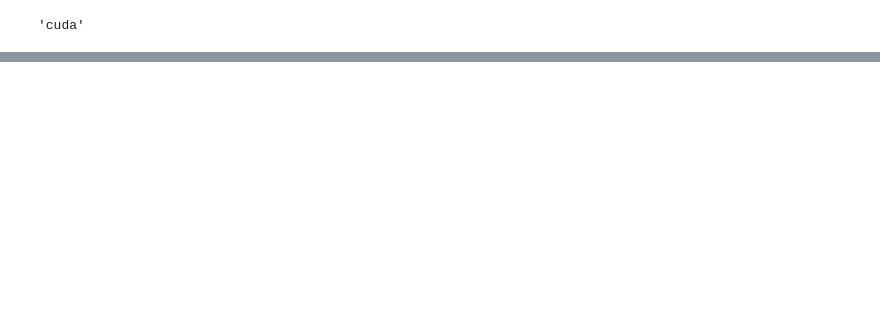
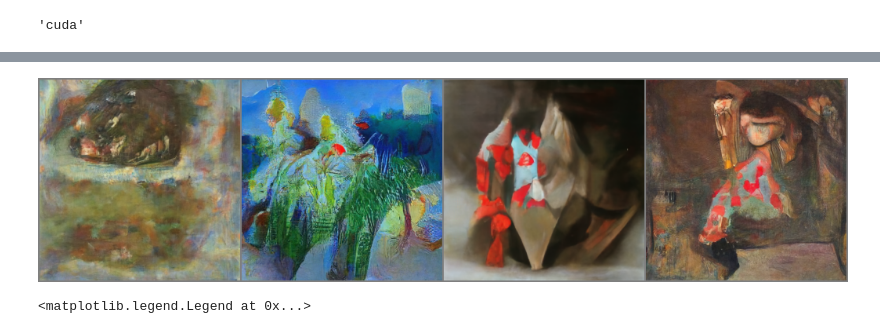
Before and after one commit to mix060514/diffusion-model-from-principle-to-pratice, a Jupyter notebook: ch5_2_guidance.ipynb, the cells around one changed output, grey strips where cells are left out. Saved outputs shown, nothing was run; the diff lists cells and outputs as text; code cells hidden in the pictures; blank space fills up the shorter version.

```diff
--- a/ch5_2_guidance.ipynb
+++ b/ch5_2_guidance.ipynb
@@ -48,0 +159,30 @@ def color_loss(images, target_color=(.1, .9, .5)):
+# %%
+prompt = "Red Rose (still life), red flower painting"
+guidance_loss_scale = 8
+n_cuts = 4
+
+scheduler.set_timesteps(50)
+text = open_clip.tokenize([prompt]).to(device)
+with torch.no_grad(), torch.cuda.amp.autocast():
+    text_features = clip_model.encode_text(text)
+x = torch.randn(4, 3, 256, 256).to(device)
+
+for i, t in tqdm(enumerate(scheduler.timesteps), total=len(scheduler.timesteps)):
+    model_input = scheduler.scale_model_input(x, t)
+    with torch.no_grad():
+        noised_pred = image_pipe.unet(model_input, t)['sample']
+    cond_grad = 0
+    for cut in range(n_cuts):
+        x = x.detach().requires_grad_()
+        x0 = scheduler.step(noised_pred, t, x).pred_original_sample
+        loss = clip_loss(x0, text_features) * guidance_loss_scale
+        cond_grad -= torch.autograd.grad(loss, x)[0] / n_cuts
+    if i % 25 == 0:
+        print(f"Step {i}, loss: {loss.item()}")
+    alpha_bar = scheduler.alphas_cumprod[i]
+    x = x.detach() + cond_grad * alpha_bar.sqrt()
+    x = scheduler.step(noised_pred, t, x).prev_sample
+grid = torchvision.utils.make_grid(x.detach(), nrow=4)
+im = grid.permute(1, 2, 0).cpu().clip(-1, 1) * .5 + .5
+Image.fromarray((im * 255).numpy().astype(np.uint8))
+# %% [output]
@@ -48,0 +191,9 @@ def color_loss(images, target_color=(.1, .9, .5)):
+[figure, added]
+# %%
+plt.plot([1 for a in scheduler.alphas_cumprod], label="no scaling")
+plt.plot([a for a in scheduler.alphas_cumprod], label="alpha bar")
+plt.plot([a.sqrt() for a in scheduler.alphas_cumprod], label="alpha bar sqrt()")
+plt.plot([(1-a).sqrt() for a in scheduler.alphas_cumprod], label="1 - alpha bar sqrt()")
+plt.legend()
+# %% [output]
+<matplotlib.legend.Legend at 0x...>
```
Also changed, not shown: parts of 16 cells of this notebook, 3 other files.
